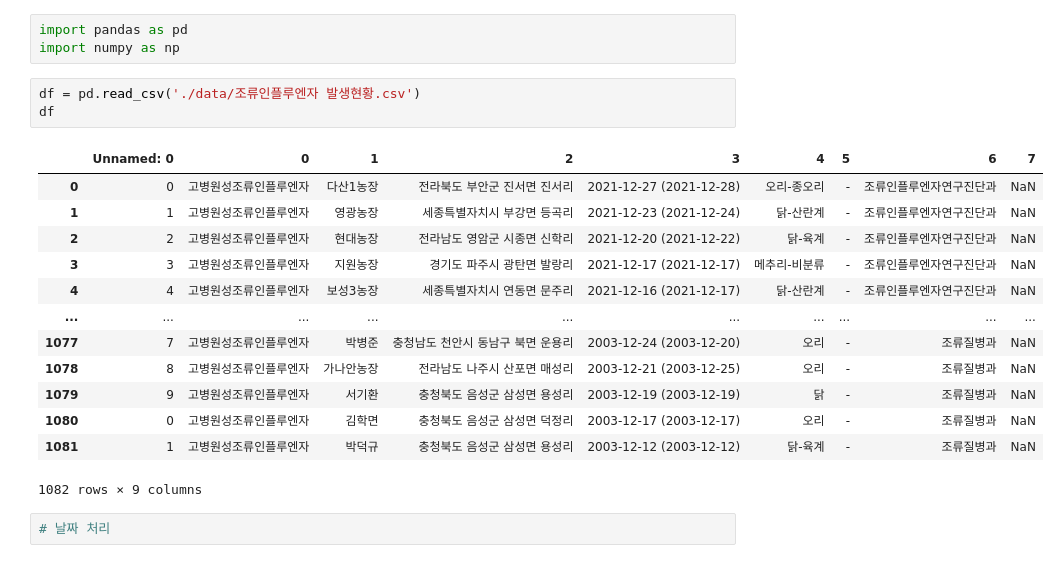
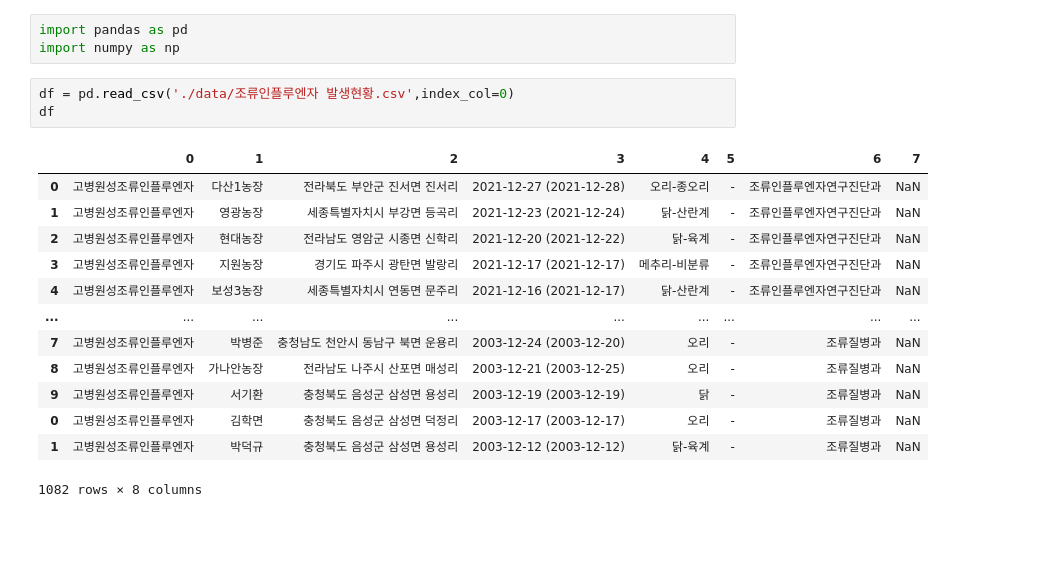
Before and after one commit to 21ckwj/fintech, a Jupyter notebook: 프로젝트2/조류인플루엔자_전처리.ipynb, the cells around one changed output. Drawn from its saved outputs; the diff is of its cells as text; blank space fills up the shorter version.

```diff
--- a/프로젝트2/조류인플루엔자_전처리.ipynb
+++ b/프로젝트2/조류인플루엔자_전처리.ipynb
@@ -2,21 +2,19 @@
 import pandas as pd
 import numpy as np
 # %%
-df = pd.read_csv('./data/조류인플루엔자 발생현황.csv')
+df = pd.read_csv('./data/조류인플루엔자 발생현황.csv',index_col=0)
 df
 # %% [output]
-|  | Unnamed: 0 | 0 | 1 | 2 | 3 | 4 | 5 | 6 | 7 |
-| 0 | 0 | 고병원성조류인플루엔자 | 다산1농장 | 전라북도 부안군 진서면 진서리 | 2021-12-27 (2021-12-28) | 오리-종오리 | - | 조류인플루엔자연구진단과 | NaN |
-| 1 | 1 | 고병원성조류인플루엔자 | 영광농장 | 세종특별자치시 부강면 등곡리 | 2021-12-23 (2021-12-24) | 닭-산란계 | - | 조류인플루엔자연구진단과 | NaN |
-| 2 | 2 | 고병원성조류인플루엔자 | 현대농장 | 전라남도 영암군 시종면 신학리 | 2021-12-20 (2021-12-22) | 닭-육계 | - | 조류인플루엔자연구진단과 | NaN |
-| 3 | 3 | 고병원성조류인플루엔자 | 지원농장 | 경기도 파주시 광탄면 발랑리 | 2021-12-17 (2021-12-17) | 메추리-비분류 | - | 조류인플루엔자연구진단과 | NaN |
-| 4 | 4 | 고병원성조류인플루엔자 | 보성3농장 | 세종특별자치시 연동면 문주리 | 2021-12-16 (2021-12-17) | 닭-산란계 | - | 조류인플루엔자연구진단과 | NaN |
-| ... | ... | ... | ... | ... | ... | ... | ... | ... | ... |
-| 1077 | 7 | 고병원성조류인플루엔자 | 박병준 | 충청남도 천안시 동남구 북면 운용리 | 2003-12-24 (2003-12-20) | 오리 | - | 조류질병과 | NaN |
-| 1078 | 8 | 고병원성조류인플루엔자 | 가나안농장 | 전라남도 나주시 산포면 매성리 | 2003-12-21 (2003-12-25) | 오리 | - | 조류질병과 | NaN |
-| 1079 | 9 | 고병원성조류인플루엔자 | 서기환 | 충청북도 음성군 삼성면 용성리 | 2003-12-19 (2003-12-19) | 닭 | - | 조류질병과 | NaN |
-| 1080 | 0 | 고병원성조류인플루엔자 | 김학면 | 충청북도 음성군 삼성면 덕정리 | 2003-12-17 (2003-12-17) | 오리 | - | 조류질병과 | NaN |
-| 1081 | 1 | 고병원성조류인플루엔자 | 박덕규 | 충청북도 음성군 삼성면 용성리 | 2003-12-12 (2003-12-12) | 닭-육계 | - | 조류질병과 | NaN |
+|  | 0 | 1 | 2 | 3 | 4 | 5 | 6 | 7 |
+| 0 | 고병원성조류인플루엔자 | 다산1농장 | 전라북도 부안군 진서면 진서리 | 2021-12-27 (2021-12-28) | 오리-종오리 | - | 조류인플루엔자연구진단과 | NaN |
+| 1 | 고병원성조류인플루엔자 | 영광농장 | 세종특별자치시 부강면 등곡리 | 2021-12-23 (2021-12-24) | 닭-산란계 | - | 조류인플루엔자연구진단과 | NaN |
+| 2 | 고병원성조류인플루엔자 | 현대농장 | 전라남도 영암군 시종면 신학리 | 2021-12-20 (2021-12-22) | 닭-육계 | - | 조류인플루엔자연구진단과 | NaN |
+| 3 | 고병원성조류인플루엔자 | 지원농장 | 경기도 파주시 광탄면 발랑리 | 2021-12-17 (2021-12-17) | 메추리-비분류 | - | 조류인플루엔자연구진단과 | NaN |
+| 4 | 고병원성조류인플루엔자 | 보성3농장 | 세종특별자치시 연동면 문주리 | 2021-12-16 (2021-12-17) | 닭-산란계 | - | 조류인플루엔자연구진단과 | NaN |
+| ... | ... | ... | ... | ... | ... | ... | ... | ... |
+| 7 | 고병원성조류인플루엔자 | 박병준 | 충청남도 천안시 동남구 북면 운용리 | 2003-12-24 (2003-12-20) | 오리 | - | 조류질병과 | NaN |
+| 8 | 고병원성조류인플루엔자 | 가나안농장 | 전라남도 나주시 산포면 매성리 | 2003-12-21 (2003-12-25) | 오리 | - | 조류질병과 | NaN |
+| 9 | 고병원성조류인플루엔자 | 서기환 | 충청북도 음성군 삼성면 용성리 | 2003-12-19 (2003-12-19) | 닭 | - | 조류질병과 | NaN |
+| 0 | 고병원성조류인플루엔자 | 김학면 | 충청북도 음성군 삼성면 덕정리 | 2003-12-17 (2003-12-17) | 오리 | - | 조류질병과 | NaN |
+| 1 | 고병원성조류인플루엔자 | 박덕규 | 충청북도 음성군 삼성면 용성리 | 2003-12-12 (2003-12-12) | 닭-육계 | - | 조류질병과 | NaN |
-1082 rows × 9 columns
+1082 rows × 8 columns
-# %%
-# 날짜 처리
```
Also changed, not shown: parts of 11 cells of this notebook, 3 other files.
